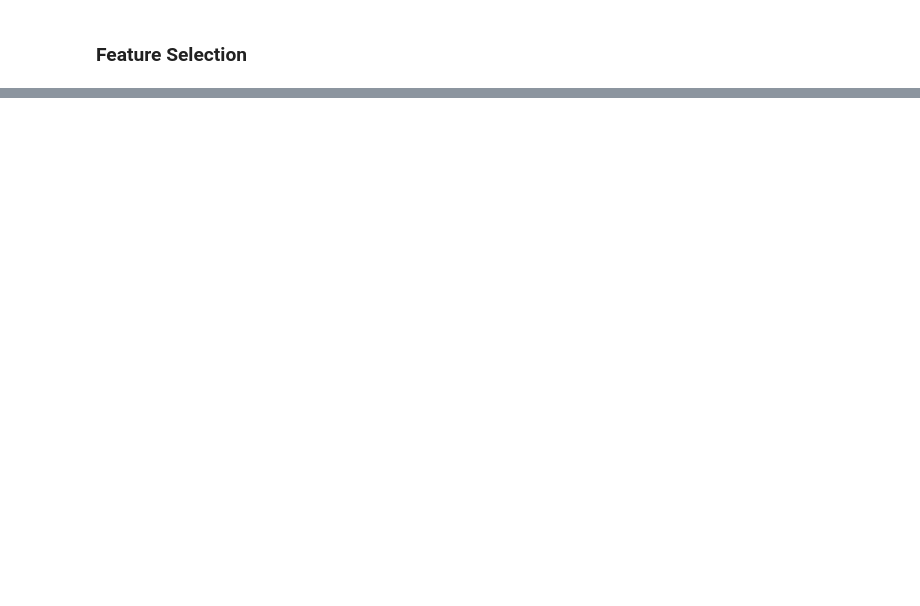
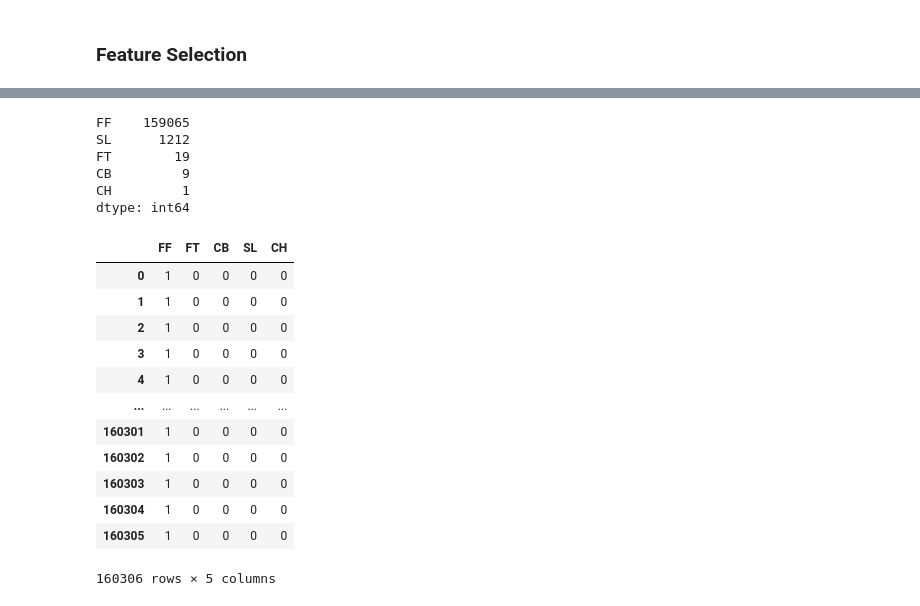
Before and after one commit to reetyf/mets, a Jupyter notebook: Hailey_Weinschenk_NYM_Questionnaire.ipynb, the cells around one changed output, grey strips where cells are left out. Cells and saved outputs as stored; diff of their text form; code cells hidden in the pictures; blank space fills up the shorter version.

```diff
--- a/Hailey_Weinschenk_NYM_Questionnaire.ipynb
+++ b/Hailey_Weinschenk_NYM_Questionnaire.ipynb
@@ -567,0 +543,7 @@ The next model to be trained is a Random Forest. This is an ensemble learning ba
+# %%
+knn = KNeighborsClassifier(weights='uniform')
+params = {'n_neighbors': np.arange(100,1901,200)}
+gs = GridSearchCV(knn,param_grid=params,cv = 5,n_jobs = 3,verbose = 1)
+gs.fit(X_train_PCA,y_train)
+
+print(f'The best performing hyperparameters are {gs.best_params_} with accuracy score {gs.best_score_:.3f}.')
@@ -578,7 +572,7 @@ params = {
     "max_depth":dpth
 
 }
-gs = GridSearchCV(rf,param_grid=params,cv = 5, n_jobs = 1,verbose = 3,scoring = 'accuracy')
+gs = GridSearchCV(rf,param_grid=params,cv = 5, n_jobs = 3,verbose = 1)
 gs.fit(X_train,y_train)
 
 print(f'The best performing hyperparameters are {gs.best_params_} with accuracy score {gs.best_score_:.3f}.')
@@ -586,0 +588,11 @@ At first these accuray cscores seem low...  PITCH DATA
+# %%
+rf = RandomForestClassifier(max_depth=10,n_estimators = 175)
+
+
+rf.fit(X_train,y_train)
+y_test = rf.predict(X_test)
+
+temp = pd.Series(y_test).map({0:'FF',1:'FT', 2:"SL", 3:"CH", 4:"CB"}) # decode
+
+y_test = temp.copy()
+y_test
@@ -586,0 +612,27 @@ At first these accuray cscores seem low...  PITCH DATA
+# %%
+y_test.value_counts()
+# %% [output]
+FF    159065
+SL      1212
+FT        19
+CB         9
+CH         1
+dtype: int64
+# %%
+pred = pd.get_dummies(y_test).iloc[:,[2,3,0,4,1]]
+# %%
+pred
+# %% [output]
+|  | FF | FT | CB | SL | CH |
+| 0 | 1 | 0 | 0 | 0 | 0 |
+| 1 | 1 | 0 | 0 | 0 | 0 |
+| 2 | 1 | 0 | 0 | 0 | 0 |
+| 3 | 1 | 0 | 0 | 0 | 0 |
+| 4 | 1 | 0 | 0 | 0 | 0 |
+| ... | ... | ... | ... | ... | ... |
+| 160301 | 1 | 0 | 0 | 0 | 0 |
+| 160302 | 1 | 0 | 0 | 0 | 0 |
+| 160303 | 1 | 0 | 0 | 0 | 0 |
+| 160304 | 1 | 0 | 0 | 0 | 0 |
+| 160305 | 1 | 0 | 0 | 0 | 0 |
+160306 rows × 5 columns
```
Also changed, not shown: parts of 90 cells of this notebook, 1 other file.
